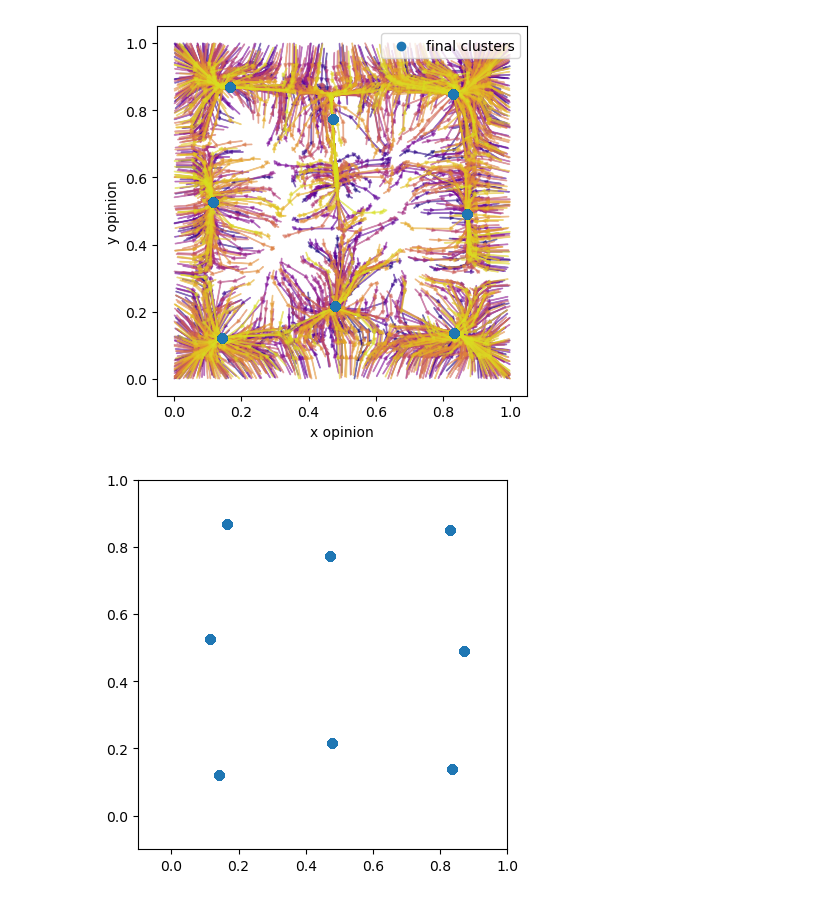
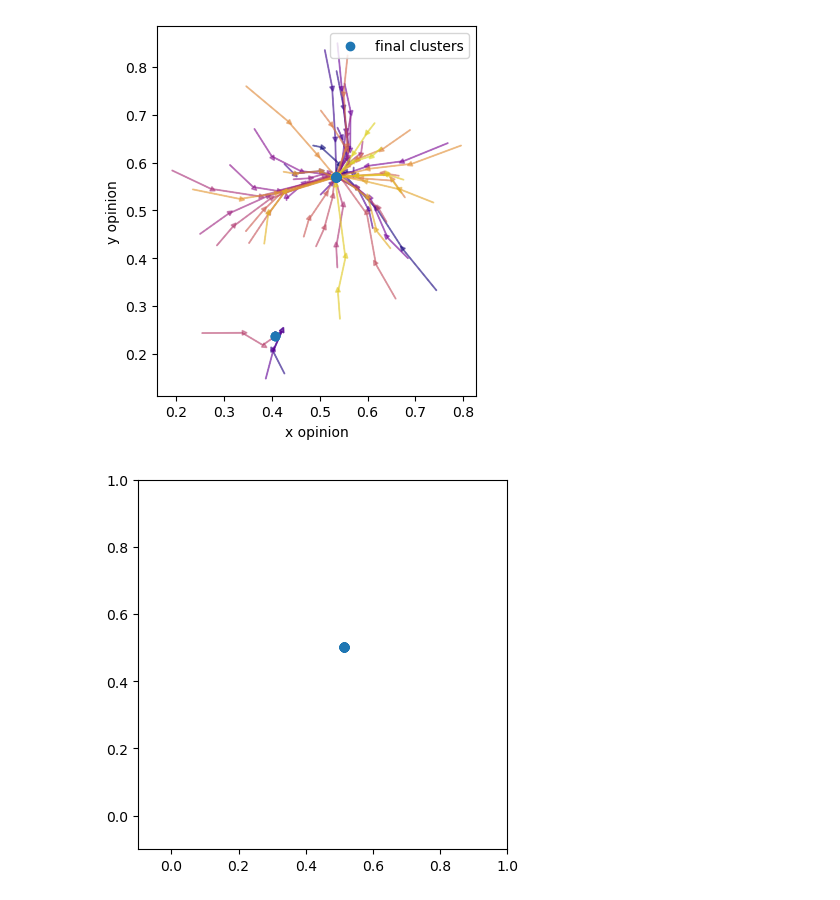
Before and after one commit to ash00748/Hegselmann-Krause-project, a Jupyter notebook: 2d HK/2dHK_beta.ipynb, the cells around one changed output. Saved outputs shown, nothing was run; the diff lists cells and outputs as text; code cells hidden in the pictures.

Commit message:
beta distribution for 2d HK

```diff
--- a/2d HK/2dHK_beta.ipynb
+++ b/2d HK/2dHK_beta.ipynb
@@ -20,0 +42,5 @@ N=n*n
+# %%
+experiments = 10
+R_array = np.arange(0.15, 0.51, 0.05)
+beta_params_array =  np.arange(0.5, 5.1, 0.5)
+beta_params_array
@@ -21,5 +91,7 @@ N=n*n
 # %%
-x0 = np.random.beta(.5, .5, (N,2))
-# display(x0)
+beta = beta_params_array[0]
+alpha = beta
+R = R_array[0]
+x0 = np.random.beta(alpha, beta, (N,2))
 x0.mean()
 # %% [output]
@@ -30,11 +224,11 @@ assert(check)
 # %%
 draw_HK_2D_simulation(res_arr, 'plasma')
 # %% [output]
-[figure, old version]
+[figure, new version]
 # %%
-animate_HK_2D_simulation(res_arr, 'beta.gif')
+animate_HK_2D_simulation(res_arr[:10], 'beta.gif')
 # %% [output]
-[figure, old version]
+[figure, new version]
 # %%
 HK_2D_display_steps(res_arr)
 # %% [output]
```
Also changed, not shown: parts of 19 cells of this notebook, 2 other files.
